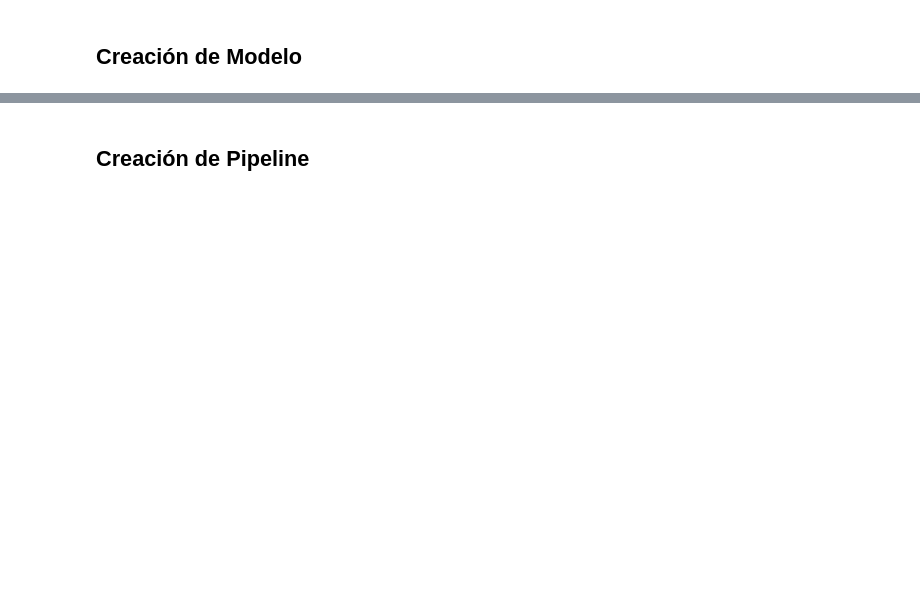
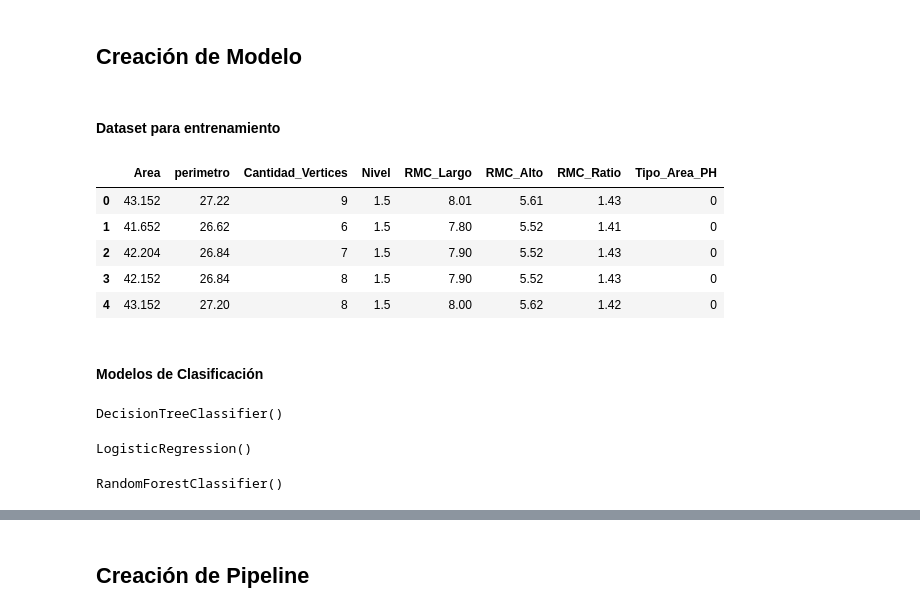
Before and after one commit to german-arq/MIA-Electiva2-ProyectoFinal, a Jupyter notebook: Electiva2-ProyectoFinal.ipynb, the cells around one changed output, grey strips where cells are left out. Saved outputs shown, nothing was run; the diff lists cells and outputs as text; code cells hidden in the pictures; blank space fills up the shorter version.

```diff
--- a/Electiva2-ProyectoFinal.ipynb
+++ b/Electiva2-ProyectoFinal.ipynb
@@ -141,2 +225,16 @@ plt.show()
+# %%
+caracteristicas_seleccionadas = ['Area', 'perimetro', 'Cantidad_Vertices', 'Nivel', 'RMC_Largo', 'RMC_Alto', 'RMC_Ratio', 'Tipo_Area_PH']
 # %% [markdown]
 ## Creación de Modelo
+# %% [markdown]
+#### Dataset para entrenamiento
+# %%
+df_final = df[caracteristicas_seleccionadas]
+df_final.head()
+# %% [output]
+|  | Area | perimetro | Cantidad_Vertices | Nivel | RMC_Largo | RMC_Alto | RMC_Ratio | Tipo_Area_PH |
+| 0 | 43.152 | 27.22 | 9 | 1.5 | 8.01 | 5.61 | 1.43 | 0 |
+| 1 | 41.652 | 26.62 | 6 | 1.5 | 7.80 | 5.52 | 1.41 | 0 |
+| 2 | 42.204 | 26.84 | 7 | 1.5 | 7.90 | 5.52 | 1.43 | 0 |
+| 3 | 42.152 | 26.84 | 8 | 1.5 | 7.90 | 5.52 | 1.43 | 0 |
+| 4 | 43.152 | 27.20 | 8 | 1.5 | 8.00 | 5.62 | 1.42 | 0 |
@@ -142,0 +245,20 @@ plt.show()
+# %% [markdown]
+#### Modelos de Clasificación
+# %%
+# Modelo Decision Tree
+model_dtc = DecisionTreeClassifier()
+model_dtc.fit(X_train, y_train)
+# %% [output]
+DecisionTreeClassifier()
+# %%
+# Modelo Regresión Logística
+model_rl = LogisticRegression()
+model_rl.fit(X_train, y_train)
+# %% [output]
+LogisticRegression()
+# %%
+# Modelo Random Forest
+model_rf = RandomForestClassifier()
+model_rf.fit(X_train, y_train)
+# %% [output]
+RandomForestClassifier()
```
Also changed, not shown: parts of 60 cells of this notebook, 2 other files.
